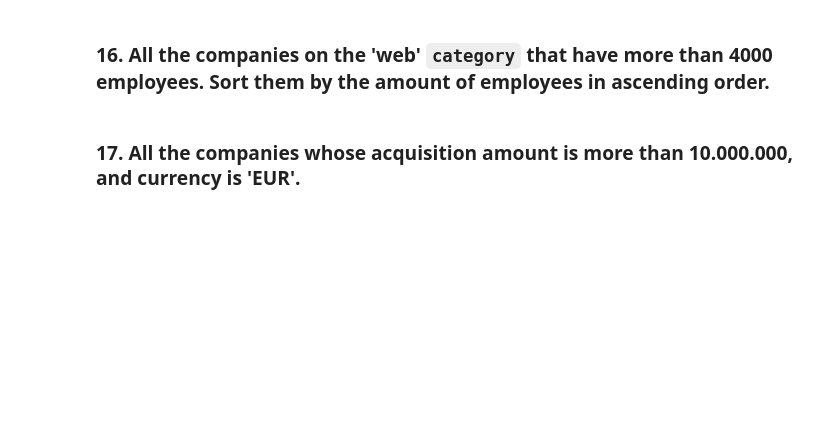
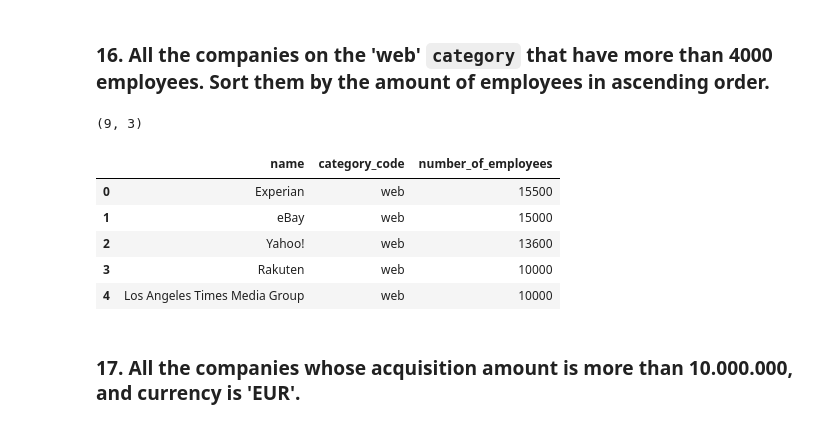
Before and after one commit to Ironhack-Data-Madrid-PartTime-Oct22/lab-mongo-queries, a Jupyter notebook: your_code/main.ipynb, the cells around one changed output. Cells and saved outputs as stored; diff of their text form; code cells hidden in the pictures; blank space fills up the shorter version.

```diff
--- a/your_code/main.ipynb
+++ b/your_code/main.ipynb
@@ -245,2 +283,18 @@ companies_acquisition_2010.head(3)
+# %%
+# Your Code
+cond01 = {'category_code':{'$eq':'web'}}
+cond02 = {'number_of_employees':{'$gt':4000}}
+
+companies_web_4000e =pd.DataFrame(db.coleccion.find({'$and': [cond01,cond02]},{'_id':0,'name':1,'category_code':1, 'number_of_employees':1}).sort('number_of_employees', -1).limit(10))
+print(companies_web_4000e.shape)
+companies_web_4000e.head()
+# %% [output]
+(9, 3)
+|  | name | category_code | number_of_employees |
+| 0 | Experian | web | 15500 |
+| 1 | eBay | web | 15000 |
+| 2 | Yahoo! | web | 13600 |
+| 3 | Rakuten | web | 10000 |
+| 4 | Los Angeles Times Media Group | web | 10000 |
 # %% [markdown]
 ### 17. All the companies whose acquisition amount is more than 10.000.000, and currency is 'EUR'.
```
Also changed, not shown: parts of 10 cells of this notebook.
